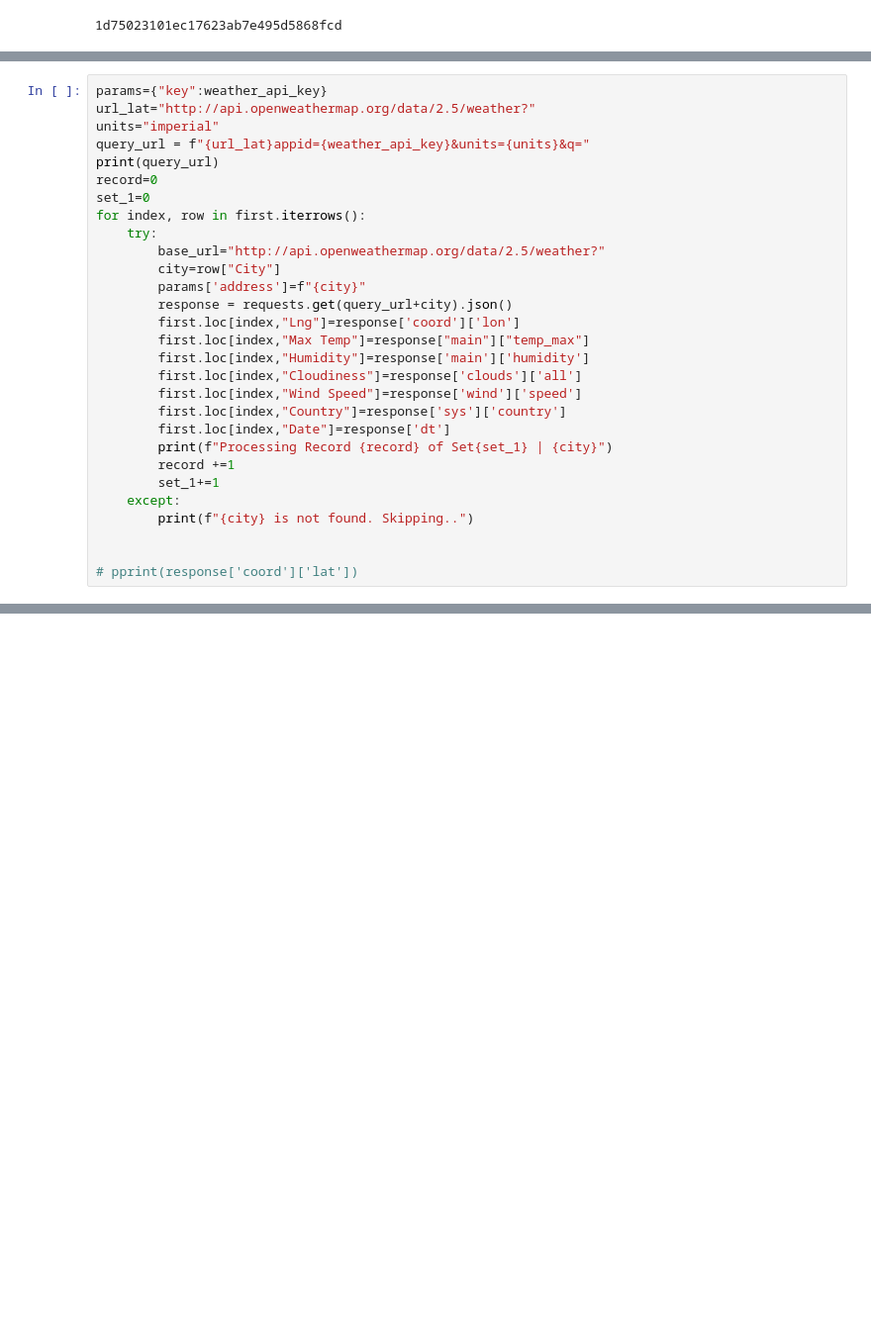
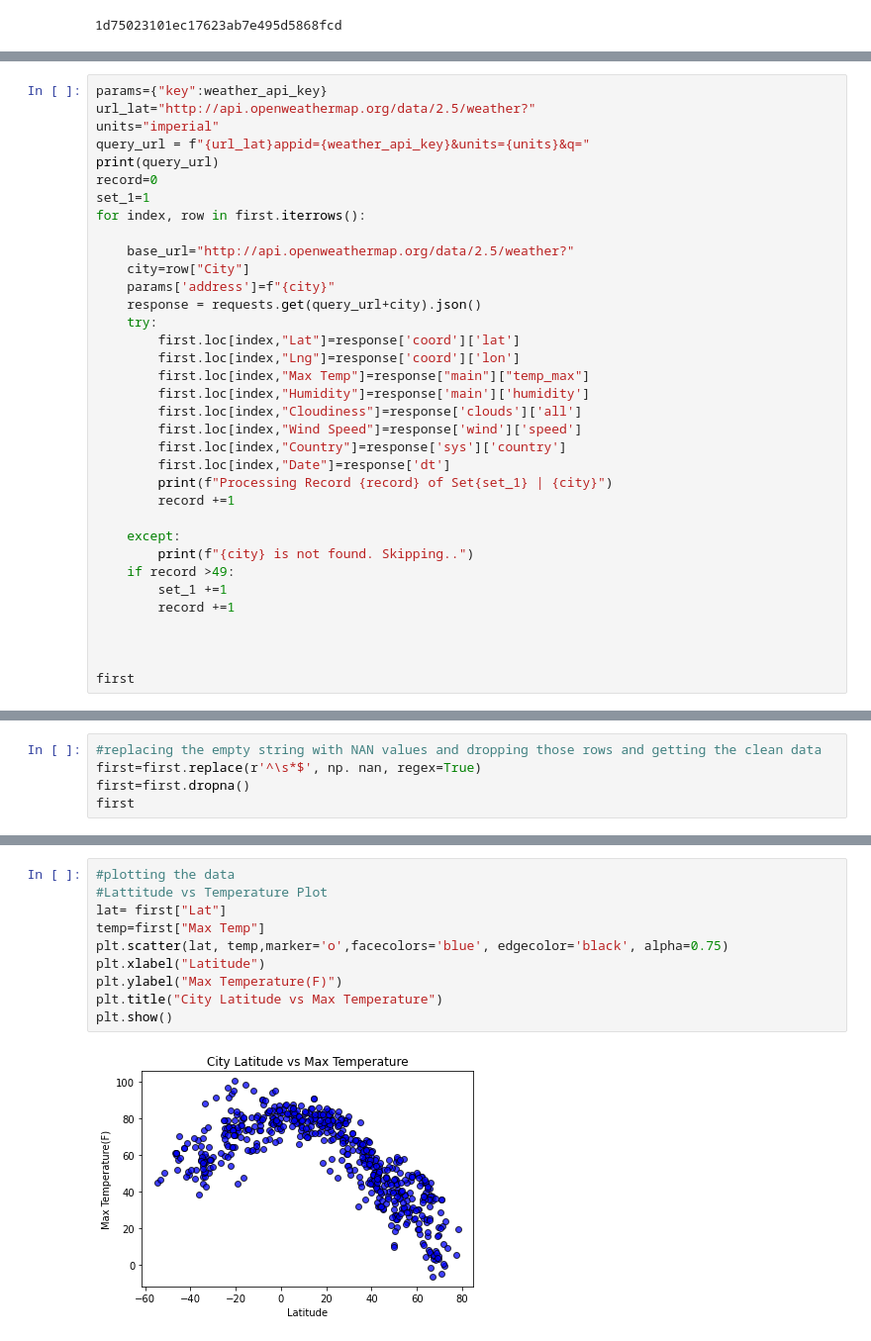
Before and after one commit to larunachalam10/Python-API-Challenge, a Jupyter notebook: WeatherPy/WeatherPy.ipynb, the cells around one changed output, grey strips where cells are left out. Shown at 99% size. Saved outputs shown, nothing was run; the diff lists cells and outputs as text; blank space fills up the shorter version.

```diff
--- a/WeatherPy/WeatherPy.ipynb
+++ b/WeatherPy/WeatherPy.ipynb
@@ -82,13 +84,15 @@ units="imperial"
 query_url = f"{url_lat}appid={weather_api_key}&units={units}&q="
 print(query_url)
 record=0
-set_1=0
+set_1=1
 for index, row in first.iterrows():
+
+    base_url="http://api.openweathermap.org/data/2.5/weather?"
+    city=row["City"]
+    params['address']=f"{city}"
+    response = requests.get(query_url+city).json()
     try:
-        base_url="http://api.openweathermap.org/data/2.5/weather?"
-        city=row["City"]
-        params['address']=f"{city}"
-        response = requests.get(query_url+city).json()
+        first.loc[index,"Lat"]=response['coord']['lat']
         first.loc[index,"Lng"]=response['coord']['lon']
         first.loc[index,"Max Temp"]=response["main"]["temp_max"]
         first.loc[index,"Humidity"]=response['main']['humidity']
@@ -98,11 +102,15 @@ for index, row in first.iterrows():
         first.loc[index,"Date"]=response['dt']
         print(f"Processing Record {record} of Set{set_1} | {city}")
         record +=1
-        set_1+=1
+
     except:
         print(f"{city} is not found. Skipping..")
+    if record >49:
+        set_1 +=1
+        record +=1
 
 
-# pprint(response['coord']['lat'])
+
+first
 # %% [output]
 http://api.openweathermap.org/data/2.5/weather?appid=1d75023101ec17623ab7e495d5868fcd&units=imperial&q=
@@ -149,0 +146,5 @@ first
+# %%
+#replacing the empty string with NAN values and dropping those rows and getting the clean data
+first=first.replace(r'^\s*$', np. nan, regex=True)
+first=first.dropna()
+first
@@ -149,0 +186,12 @@ first
+# %%
+#plotting the data
+#Lattitude vs Temperature Plot
+lat= first["Lat"]
+temp=first["Max Temp"]
+plt.scatter(lat, temp,marker='o',facecolors='blue', edgecolor='black', alpha=0.75)
+plt.xlabel("Latitude")
+plt.ylabel("Max Temperature(F)")
+plt.title("City Latitude vs Max Temperature")
+plt.show()
+# %% [output]
+[figure, added]
```
Also changed, not shown: parts of 20 cells of this notebook, 2 other files.
